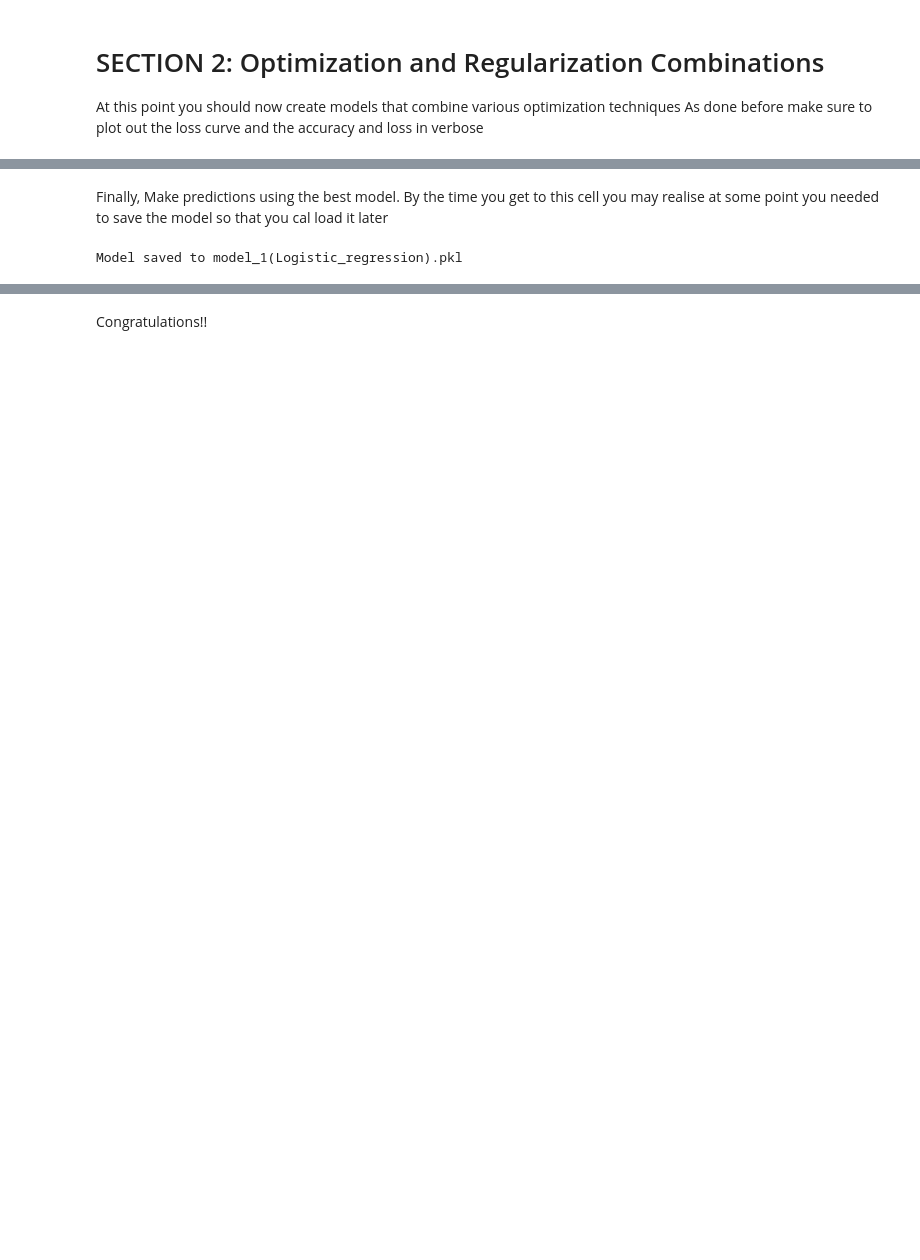
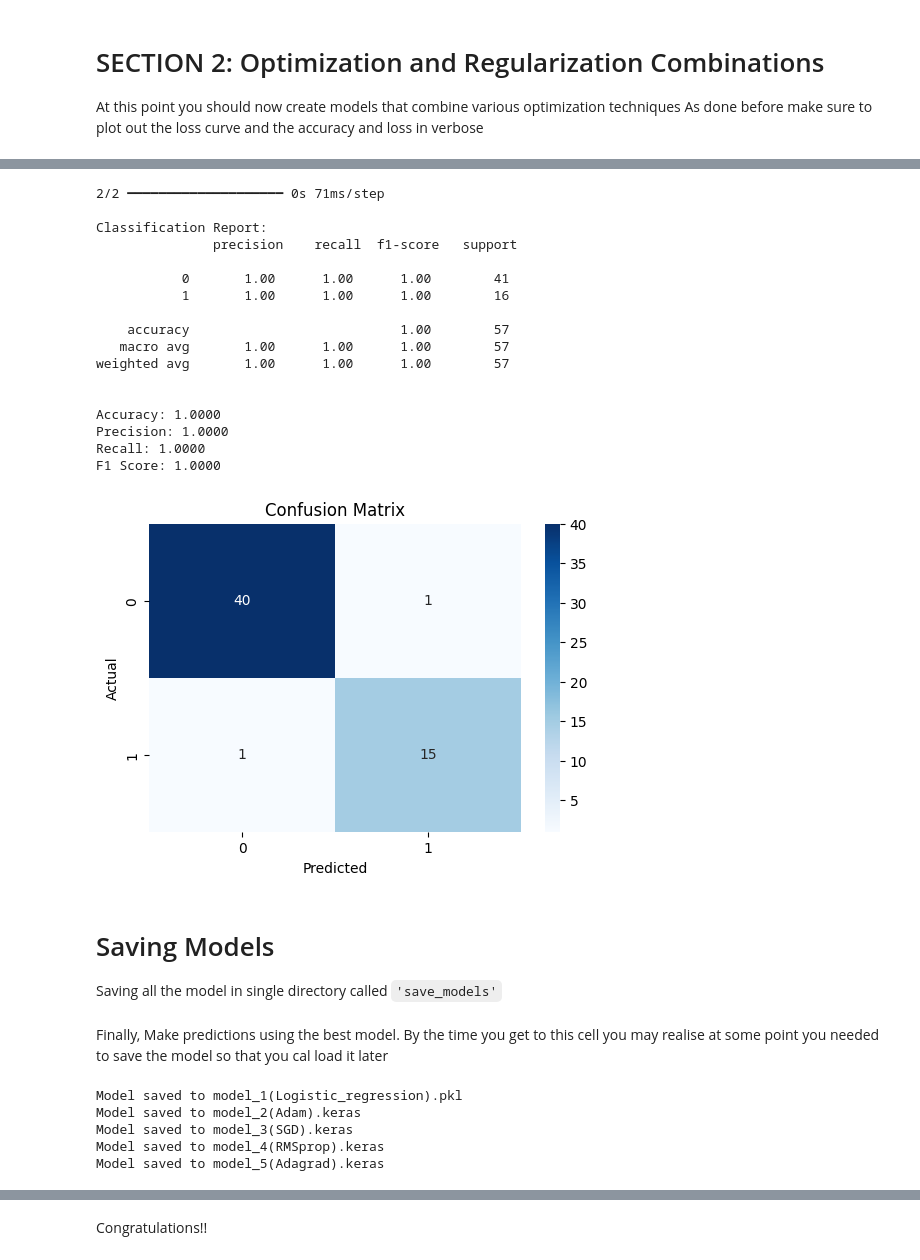
Before and after one commit to M-Pascal/Breast_Cancer_Diagnosis, a Jupyter notebook: Summative_Intro_to_ml_[Pascal_Mugisha]_assignment.ipynb, the cells around one changed output, grey strips where cells are left out. Drawn from its saved outputs; the diff is of its cells as text; code cells hidden in the pictures; blank space fills up the shorter version.

````diff
--- a/Summative_Intro_to_ml_[Pascal_Mugisha]_assignment.ipynb
+++ b/Summative_Intro_to_ml_[Pascal_Mugisha]_assignment.ipynb
@@ -680,3 +755,31 @@ F1 Score: 0.9697
+# %%
+# Print confusion matrix and error analysis metrics after loss evaluation
+evaluate_model(model_5, X_test, y_test)
+
+plot_confusion_matrix(y_test, y_pred)
+# %% [output]
+2/2 ━━━━━━━━━━━━━━━━━━━━ 0s 71ms/step
+
+Classification Report:
+               precision    recall  f1-score   support
+
+           0       1.00      1.00      1.00        41
+           1       1.00      1.00      1.00        16
+
+    accuracy                           1.00        57
+   macro avg       1.00      1.00      1.00        57
+weighted avg       1.00      1.00      1.00        57
+
+
+Accuracy: 1.0000
+Precision: 1.0000
+Recall: 1.0000
+F1 Score: 1.0000
+[figure, added]
+# %% [markdown]
+# Saving Models
+
+Saving all the model in single directory called ```'save_models'```
 # %% [markdown]
 Finally, Make predictions using the best model. By the time you get to this cell you may realise at some point you needed to save the model so that you cal load it later
 # %%
@@ -692,7 +795,7 @@ def save_model(model, filename, directory='saved_models'):
     # Create the directory if it doesn't exist
     os.makedirs(directory, exist_ok=True)
 
-    # Construct the full file path
+    # file path
     file_path = os.path.join(directory, filename)
 
     # Save the model to a file.
@@ -701,5 +804,13 @@ def save_model(model, filename, directory='saved_models'):
     print(f"Model saved to {filename}")
 
 save_model(model, 'model_1(Logistic_regression).pkl')
+save_model(model_2, 'model_2(Adam).keras')
+save_model(model_3, 'model_3(SGD).keras')
+save_model(model_4, 'model_4(RMSprop).keras')
+save_model(model_5, 'model_5(Adagrad).keras')
 # %% [output]
 Model saved to model_1(Logistic_regression).pkl
+Model saved to model_2(Adam).keras
+Model saved to model_3(SGD).keras
+Model saved to model_4(RMSprop).keras
+Model saved to model_5(Adagrad).keras
````
Also changed, not shown: parts of 34 cells of this notebook.
